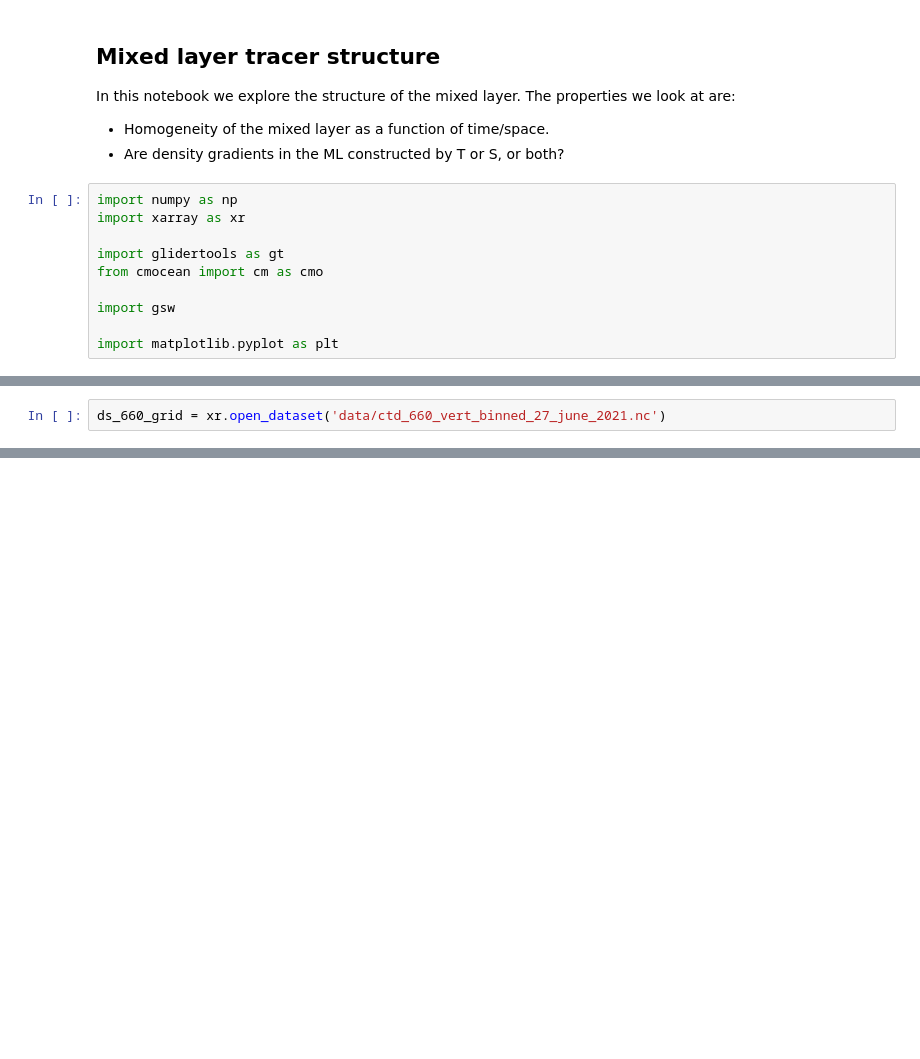
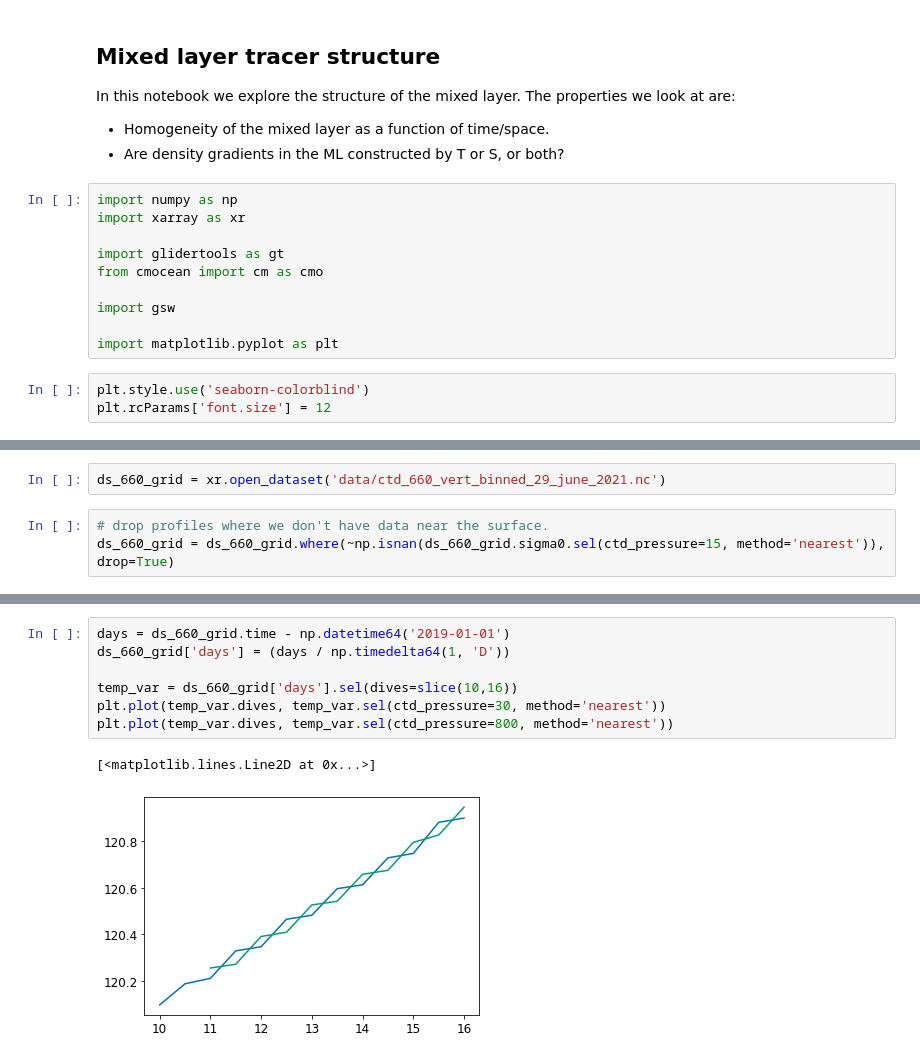
Before and after one commit to dhruvbalwada/sogos, a Jupyter notebook: notebooks/notebooks_variability_paper/mixed_layer_structure.ipynb, the cells around one changed output, grey strips where cells are left out. Cells and saved outputs as stored; diff of their text form; blank space fills up the shorter version.

```diff
--- a/notebooks/notebooks_variability_paper/mixed_layer_structure.ipynb
+++ b/notebooks/notebooks_variability_paper/mixed_layer_structure.ipynb
@@ -14,3 +14,6 @@ from cmocean import cm as cmo
 import gsw
 
 import matplotlib.pyplot as plt
+# %%
+plt.style.use('seaborn-colorblind')
+plt.rcParams['font.size'] = 12
@@ -17,2 +27,5 @@ import matplotlib.pyplot as plt
 # %%
-ds_660_grid = xr.open_dataset('data/ctd_660_vert_binned_27_june_2021.nc')
+ds_660_grid = xr.open_dataset('data/ctd_660_vert_binned_29_june_2021.nc')
+# %%
+# drop profiles where we don't have data near the surface.
+ds_660_grid = ds_660_grid.where(~np.isnan(ds_660_grid.sigma0.sel(ctd_pressure=15, method='nearest')), drop=True)
@@ -18,0 +55,10 @@ ds_660_grid = xr.open_dataset('data/ctd_660_vert_binned_27_june_2021.nc')
+# %%
+days = ds_660_grid.time - np.datetime64('2019-01-01')
+ds_660_grid['days'] = (days / np.timedelta64(1, 'D'))
+
+temp_var = ds_660_grid['days'].sel(dives=slice(10,16))
+plt.plot(temp_var.dives, temp_var.sel(ctd_pressure=30, method='nearest'))
+plt.plot(temp_var.dives, temp_var.sel(ctd_pressure=800, method='nearest'))
+# %% [output]
+[<matplotlib.lines.Line2D at 0x...>]
+[figure, added]
```
Also changed, not shown: parts of 45 cells of this notebook, 10 other files.
